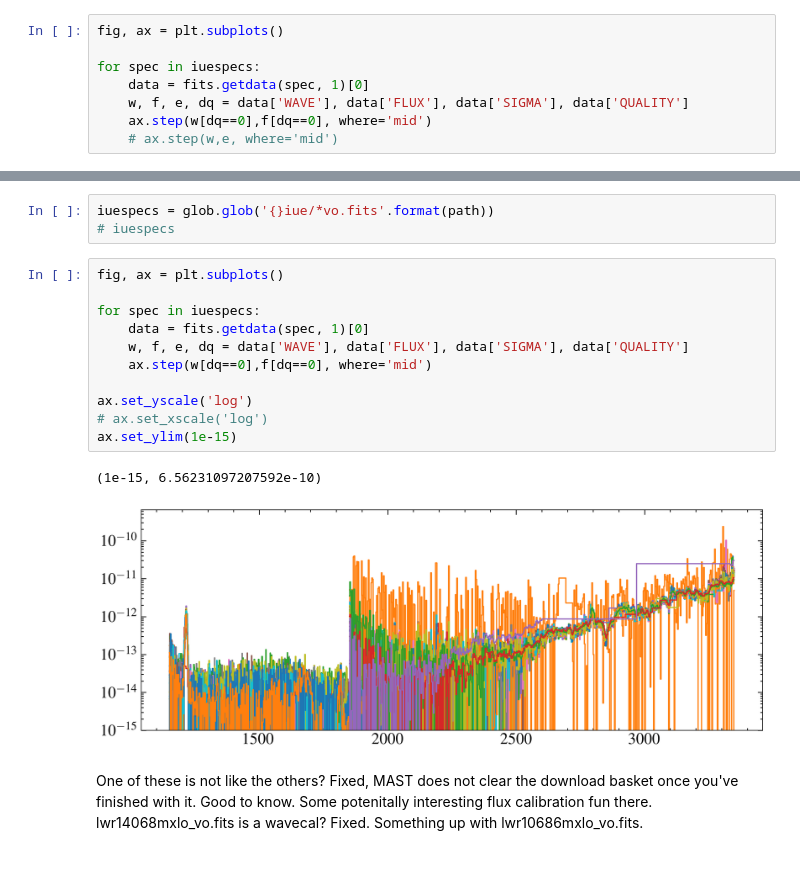
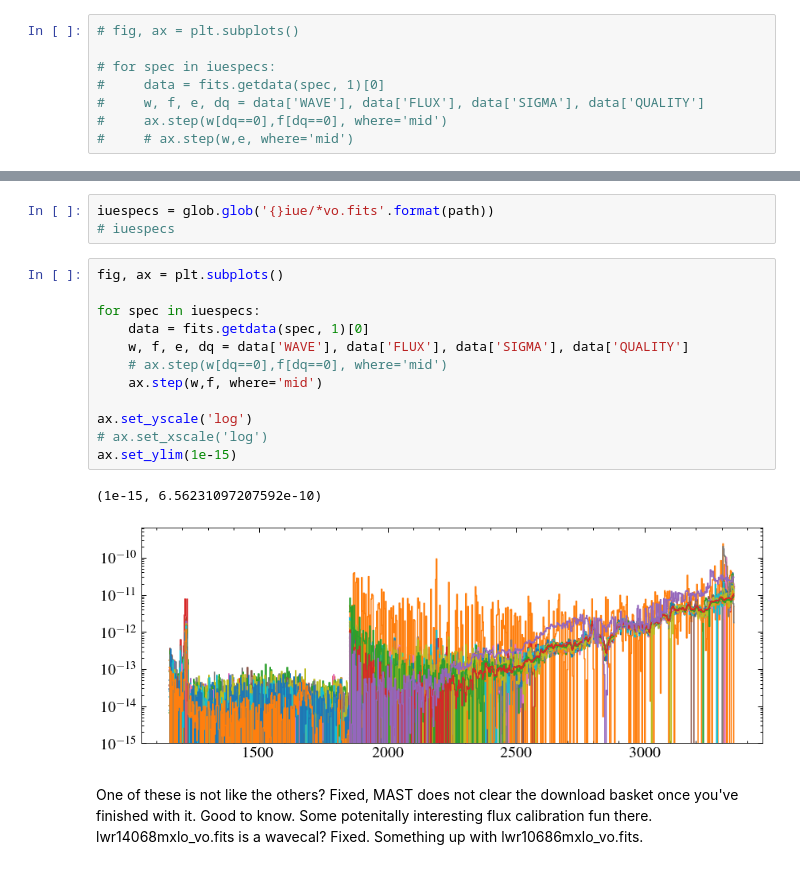
Before and after one commit to davidjwilson/hwo_uvstars, a Jupyter notebook: test_star.ipynb, the cells around one changed output, grey strips where cells are left out. Saved outputs shown, nothing was run; the diff lists cells and outputs as text.

```diff
--- a/test_star.ipynb
+++ b/test_star.ipynb
@@ -42,8 +37,8 @@ iuespecs
 # %%
-fig, ax = plt.subplots()
+# fig, ax = plt.subplots()
 
-for spec in iuespecs:
-    data = fits.getdata(spec, 1)[0]
-    w, f, e, dq = data['WAVE'], data['FLUX'], data['SIGMA'], data['QUALITY']
-    ax.step(w[dq==0],f[dq==0], where='mid')
-    # ax.step(w,e, where='mid')
+# for spec in iuespecs:
+#     data = fits.getdata(spec, 1)[0]
+#     w, f, e, dq = data['WAVE'], data['FLUX'], data['SIGMA'], data['QUALITY']
+#     ax.step(w[dq==0],f[dq==0], where='mid')
+#     # ax.step(w,e, where='mid')
@@ -59,17 +52,18 @@ iuespecs = glob.glob('{}iue/*vo.fits'.format(path))
 # %%
 fig, ax = plt.subplots()
 
 for spec in iuespecs:
     data = fits.getdata(spec, 1)[0]
     w, f, e, dq = data['WAVE'], data['FLUX'], data['SIGMA'], data['QUALITY']
-    ax.step(w[dq==0],f[dq==0], where='mid')
+    # ax.step(w[dq==0],f[dq==0], where='mid')
+    ax.step(w,f, where='mid')
 
 ax.set_yscale('log')
 # ax.set_xscale('log')
 ax.set_ylim(1e-15)
 # %% [output]
 (1e-15, 6.56231097207592e-10)
-[figure, old version]
+[figure, new version]
 # %% [markdown]
 One of these is not like the others? Fixed, MAST does not clear the download basket once you've finished with it. Good to know. Some potenitally interesting flux calibration fun there. lwr14068mxlo_vo.fits is a wavecal? Fixed. Something up with lwr10686mxlo_vo.fits.
 # %%
```
Also changed, not shown: parts of 6 cells of this notebook, 2 other files.
